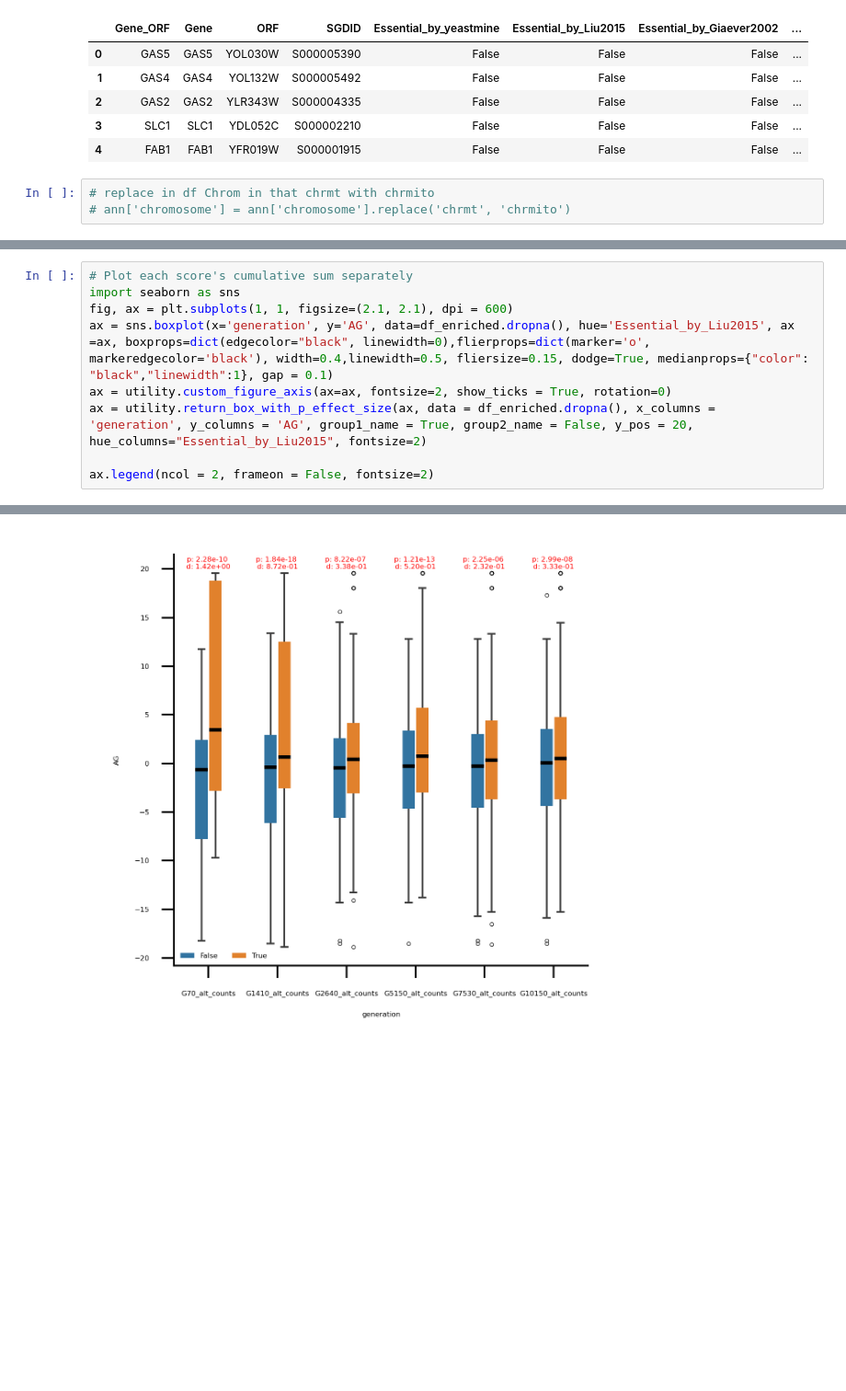
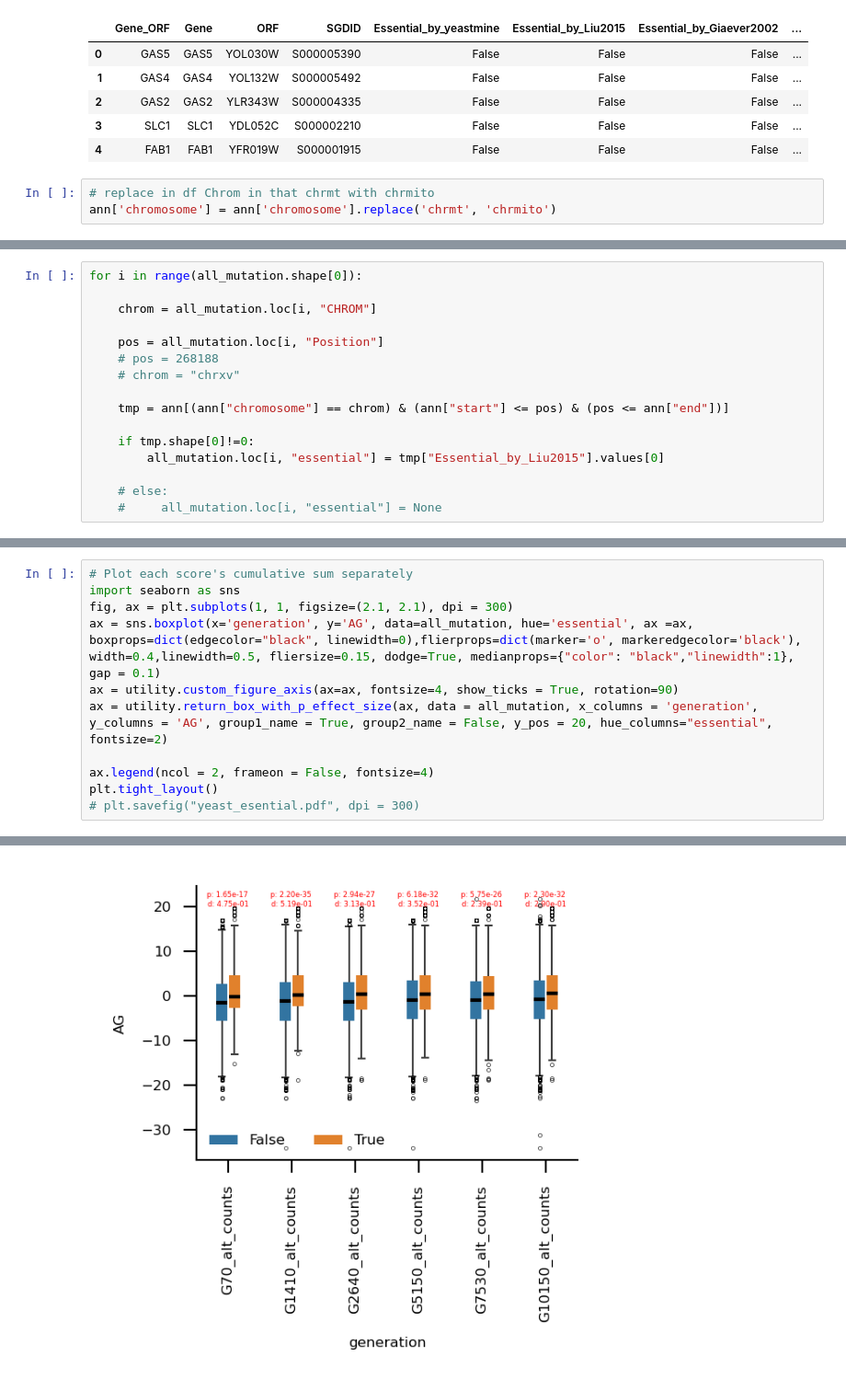
Before and after one commit to cellsemantics/Oligo_Promotion, a Jupyter notebook: figure/main figures/fig7/fig7_7c.ipynb, the cells around one changed output, grey strips where cells are left out. Shown at 92% size. Cells and saved outputs as stored; diff of their text form; blank space fills up the shorter version.

```diff
--- a/figure/main figures/fig7/fig7_7c.ipynb
+++ b/figure/main figures/fig7/fig7_7c.ipynb
@@ -77,4 +75,4 @@ ann.head()
 | 4 | FAB1 | FAB1 | YFR019W | S000001915 | False | False | False | ... |
 # %%
 # replace in df Chrom in that chrmt with chrmito
-# ann['chromosome'] = ann['chromosome'].replace('chrmt', 'chrmito')
+ann['chromosome'] = ann['chromosome'].replace('chrmt', 'chrmito')
@@ -144,0 +85,16 @@ print(df_enriched.head())
+# %%
+for i in range(all_mutation.shape[0]):
+
+    chrom = all_mutation.loc[i, "CHROM"]
+
+    pos = all_mutation.loc[i, "Position"]
+    # pos = 268188
+    # chrom = "chrxv"
+
+    tmp = ann[(ann["chromosome"] == chrom) & (ann["start"] <= pos) & (pos <= ann["end"])]
+
+    if tmp.shape[0]!=0:
+        all_mutation.loc[i, "essential"] = tmp["Essential_by_Liu2015"].values[0]
+
+    # else:
+    #     all_mutation.loc[i, "essential"] = None
@@ -145,10 +126,12 @@ print(df_enriched.head())
 # %%
 # Plot each score's cumulative sum separately
 import seaborn as sns
-fig, ax = plt.subplots(1, 1, figsize=(2.1, 2.1), dpi = 600)
-ax = sns.boxplot(x='generation', y='AG', data=df_enriched.dropna(), hue='Essential_by_Liu2015', ax =ax, boxprops=dict(edgecolor="black", linewidth=0),flierprops=dict(marker='o', markeredgecolor='black'), width=0.4,linewidth=0.5, fliersize=0.15, dodge=True, medianprops={"color": "black","linewidth":1}, gap = 0.1)
-ax = utility.custom_figure_axis(ax=ax, fontsize=2, show_ticks = True, rotation=0)
-ax = utility.return_box_with_p_effect_size(ax, data = df_enriched.dropna(), x_columns = 'generation', y_columns = 'AG', group1_name = True, group2_name = False, y_pos = 20, hue_columns="Essential_by_Liu2015", fontsize=2)
+fig, ax = plt.subplots(1, 1, figsize=(2.1, 2.1), dpi = 300)
+ax = sns.boxplot(x='generation', y='AG', data=all_mutation, hue='essential', ax =ax, boxprops=dict(edgecolor="black", linewidth=0),flierprops=dict(marker='o', markeredgecolor='black'), width=0.4,linewidth=0.5, fliersize=0.15, dodge=True, medianprops={"color": "black","linewidth":1}, gap = 0.1)
+ax = utility.custom_figure_axis(ax=ax, fontsize=4, show_ticks = True, rotation=90)
+ax = utility.return_box_with_p_effect_size(ax, data = all_mutation, x_columns = 'generation', y_columns = 'AG', group1_name = True, group2_name = False, y_pos = 20, hue_columns="essential", fontsize=2)
 
-ax.legend(ncol = 2, frameon = False, fontsize=2)
+ax.legend(ncol = 2, frameon = False, fontsize=4)
+plt.tight_layout()
+# plt.savefig("yeast_esential.pdf", dpi = 300)
 # %% [output]
@@ -162 +144 @@ x: G10150_alt_counts, p-value: 2.99e-08, Cohen's d: 3.33e-01
-[figure, old version]
+[figure, new version]
```
Also changed, not shown: parts of 8 cells of this notebook.
